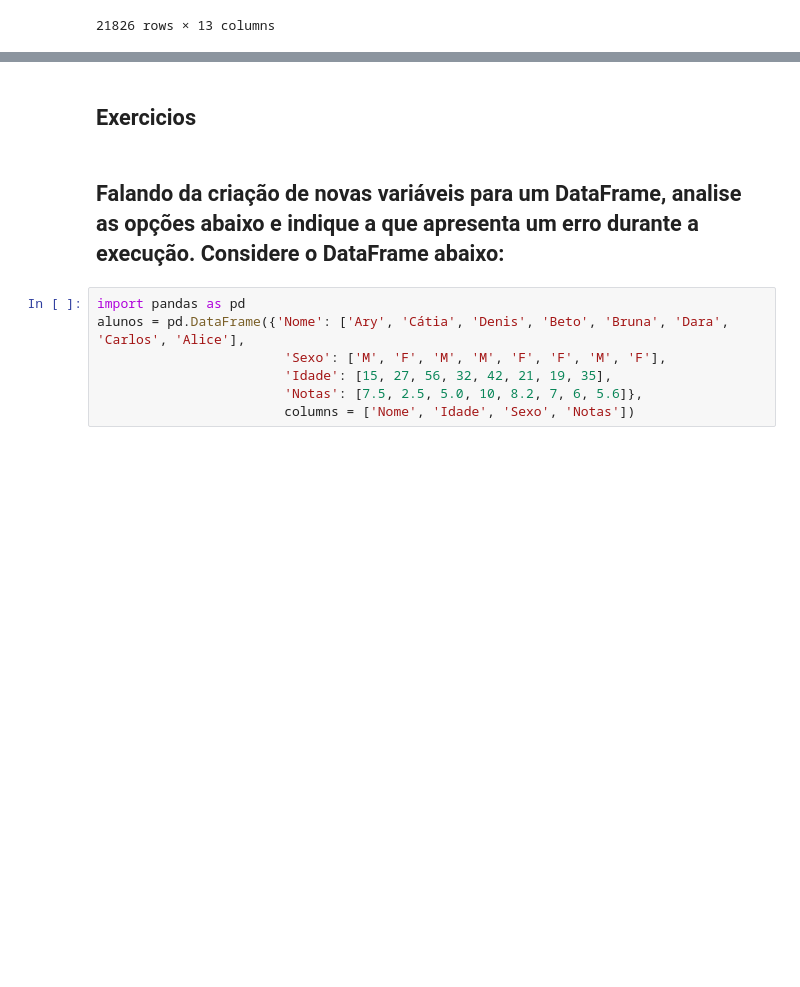
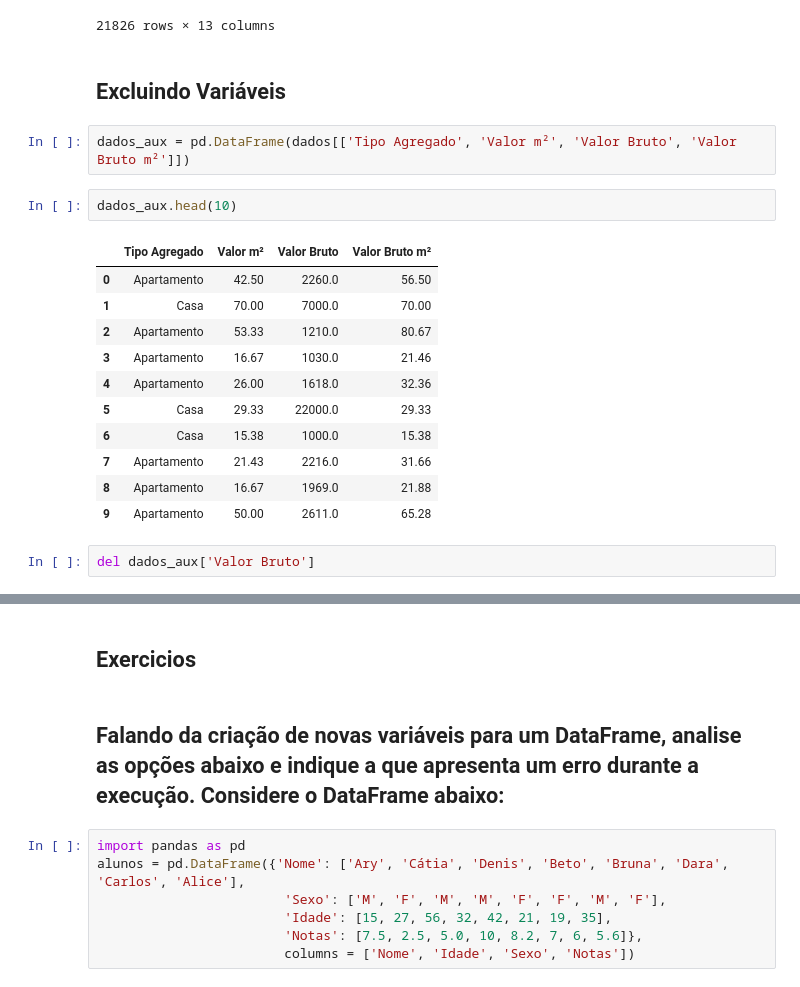
Before and after one commit to cglima/alura-python-pandas-tratando-e-analisando-dados, a Jupyter notebook: notebook/criando-novas-variaveis.ipynb, the cells around one changed output, grey strips where cells are left out. Cells and saved outputs as stored; diff of their text form; blank space fills up the shorter version.

Commit message:
método de exclusão de variáveis

```diff
--- a/notebook/criando-novas-variaveis.ipynb
+++ b/notebook/criando-novas-variaveis.ipynb
@@ -103,3 +103,23 @@ dados
 | 21824 | Apartamento | São Francisco Xavier | 2 | 1 | 0 | 48 | 1400.0 | 509.0 | 37.0 | 1946.0 | ... |
 | 21825 | Apartamento | Leblon | 2 | 0 | 0 | 70 | 3000.0 | 760.0 | 0.0 | 3760.0 | ... |
 21826 rows × 13 columns
+# %% [markdown]
+## Excluindo Variáveis
+# %%
+dados_aux = pd.DataFrame(dados[['Tipo Agregado', 'Valor m²', 'Valor Bruto', 'Valor Bruto m²']])
+# %%
+dados_aux.head(10)
+# %% [output]
+|  | Tipo Agregado | Valor m² | Valor Bruto | Valor Bruto m² |
+| 0 | Apartamento | 42.50 | 2260.0 | 56.50 |
+| 1 | Casa | 70.00 | 7000.0 | 70.00 |
+| 2 | Apartamento | 53.33 | 1210.0 | 80.67 |
+| 3 | Apartamento | 16.67 | 1030.0 | 21.46 |
+| 4 | Apartamento | 26.00 | 1618.0 | 32.36 |
+| 5 | Casa | 29.33 | 22000.0 | 29.33 |
+| 6 | Casa | 15.38 | 1000.0 | 15.38 |
+| 7 | Apartamento | 21.43 | 2216.0 | 31.66 |
+| 8 | Apartamento | 16.67 | 1969.0 | 21.88 |
+| 9 | Apartamento | 50.00 | 2611.0 | 65.28 |
+# %%
+del dados_aux['Valor Bruto']
```
Also changed, not shown: parts of 7 cells of this notebook, 1 other file.
